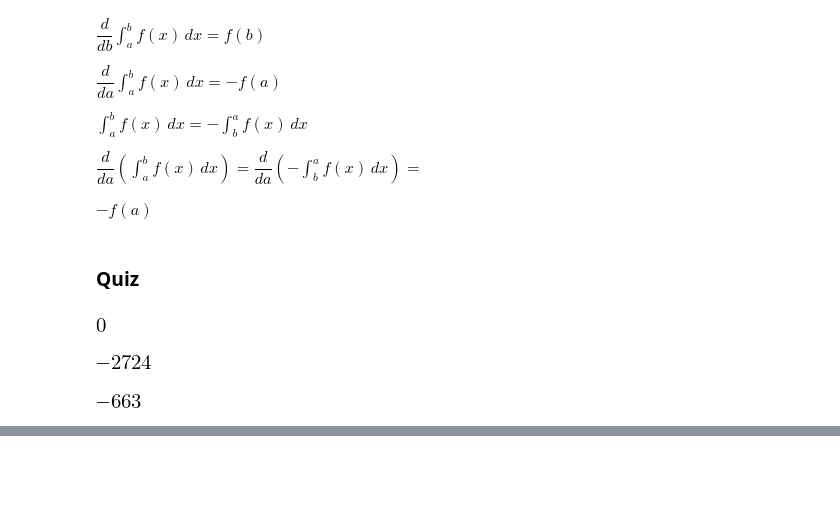
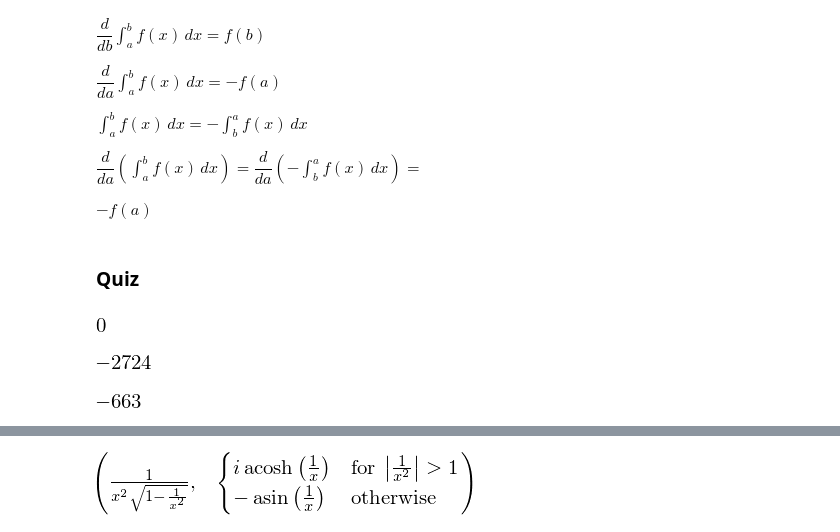
Before and after one commit to idrisr/coursera-calculus_one, a Jupyter notebook: Calculus3.ipynb, the cells around one changed output, grey strips where cells are left out. Drawn from its saved outputs; the diff is of its cells as text; code cells hidden in the pictures; blank space fills up the shorter version.

```diff
--- a/Calculus3.ipynb
+++ b/Calculus3.ipynb
@@ -1761,0 +2028,5 @@ integrate(fx, (x, a, b))
+# %%
+fx = (-1/sqrt(1-(1/x)**2))*(-1/x**2)
+fx, integrate(fx, x)
+# %% [output]
+[figure, added]
```
Also changed, not shown: parts of 45 cells of this notebook.
